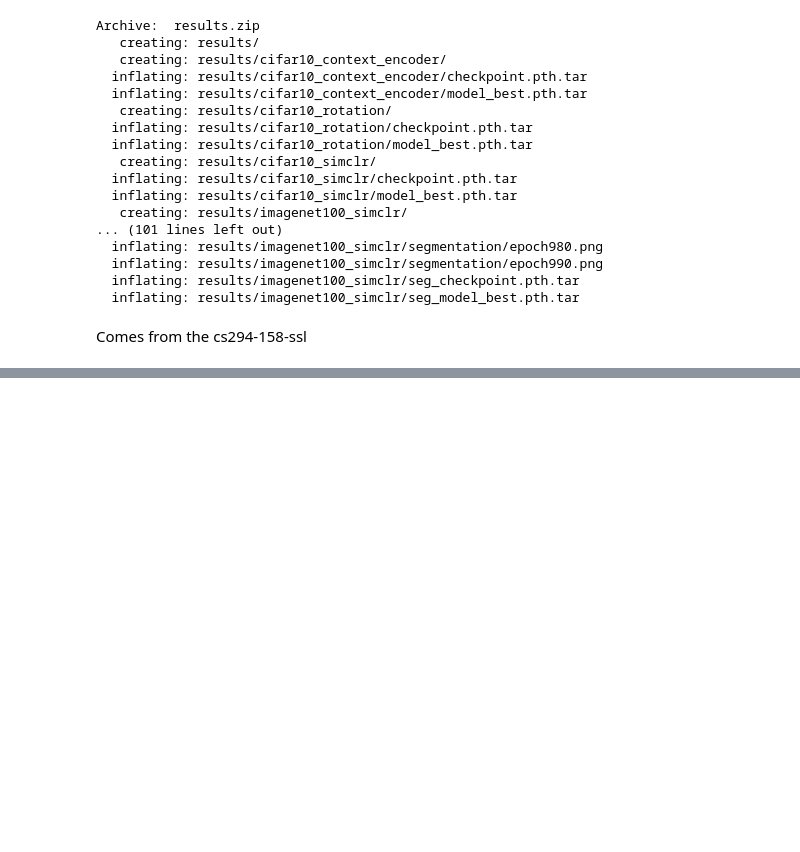
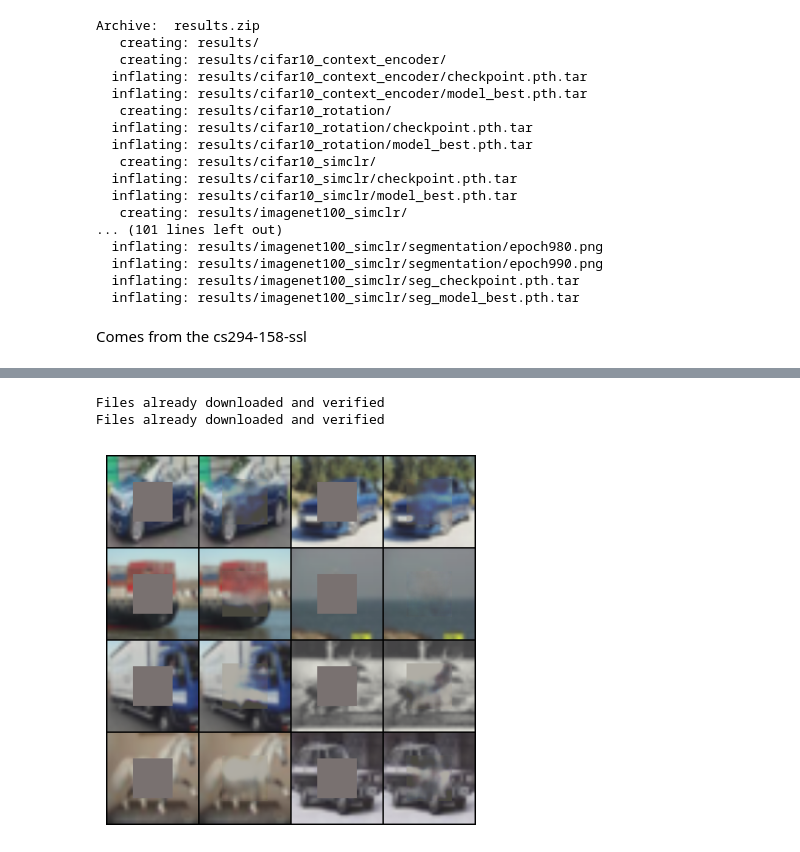
Before and after one commit to menonajayki/SSL-Context-Encoding, a Jupyter notebook: SSL_01.ipynb, the cells around one changed output, grey strips where cells are left out. Saved outputs shown, nothing was run; the diff lists cells and outputs as text; code cells hidden in the pictures; blank space fills up the shorter version.

```diff
--- a/SSL_01.ipynb
+++ b/SSL_01.ipynb
@@ -113,0 +215,6 @@ UsageError: Line magic function `%` not found.
+# %%
+show_context_encoder_inpainting()
+# %% [output]
+Files already downloaded and verified
+Files already downloaded and verified
+[figure, added]
```
Also changed, not shown: parts of 10 cells of this notebook.
